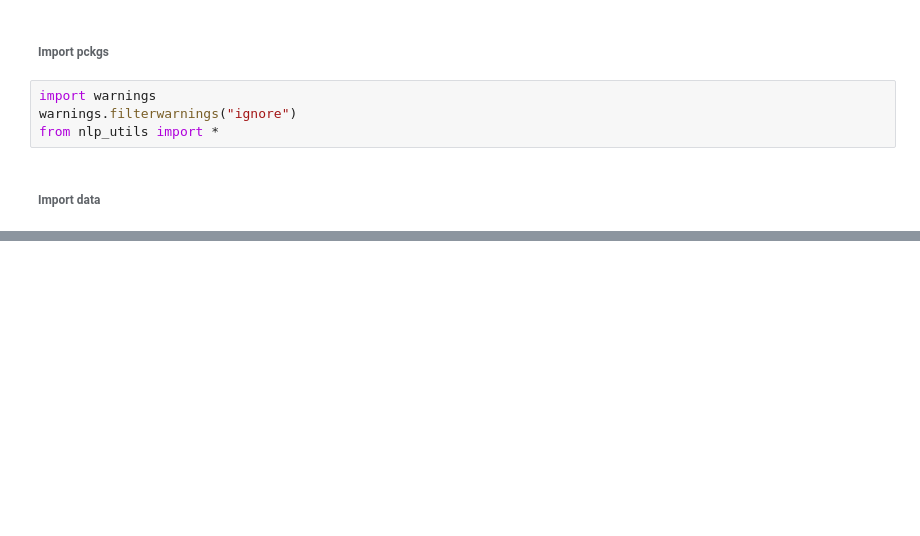
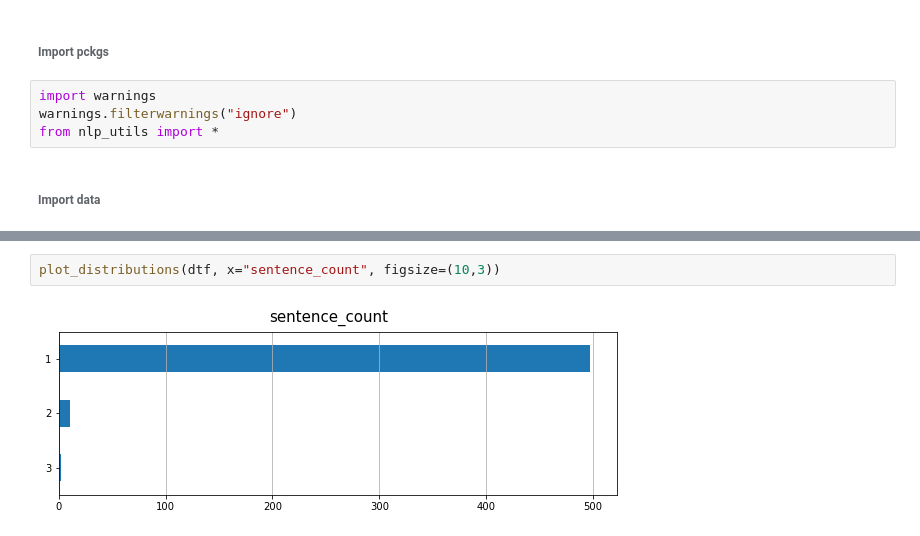
Before and after one commit to mdipietro09/DataScience_ArtificialIntelligence_Utils, a Jupyter notebook: natural_language_processing/example_text_summarization.ipynb, the cells around one changed output, grey strips where cells are left out. Drawn from its saved outputs; the diff is of its cells as text; blank space fills up the shorter version.

```diff
--- a/natural_language_processing/example_text_summarization.ipynb
+++ b/natural_language_processing/example_text_summarization.ipynb
@@ -66,0 +126,4 @@ tf.Tensor(
+# %%
+plot_distributions(dtf, x="sentence_count", figsize=(10,3))
+# %% [output]
+[figure, added]
```
Also changed, not shown: parts of 31 cells of this notebook, 2 other files.
